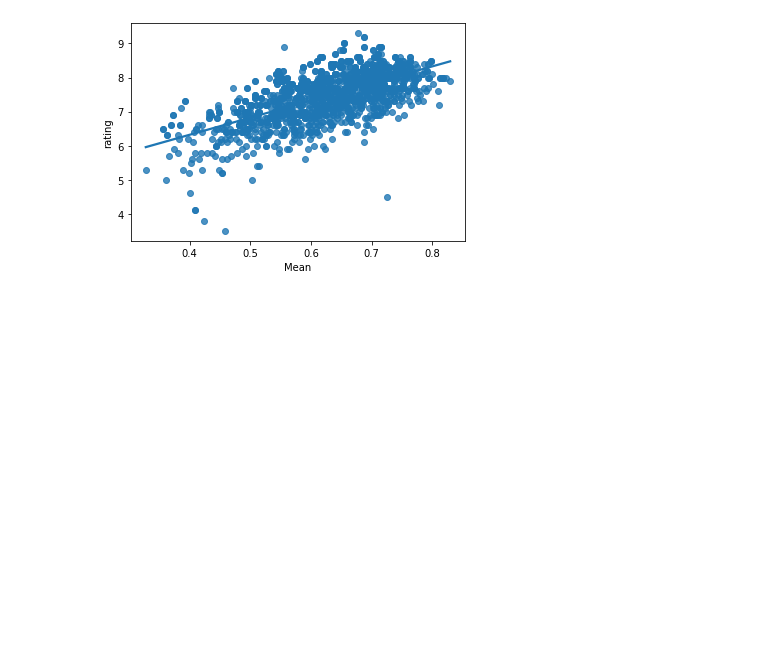
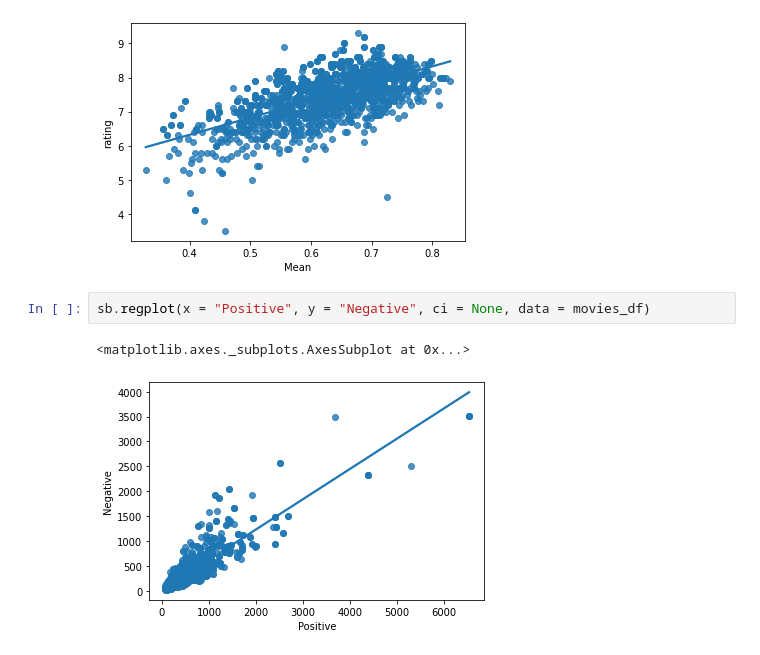
Before and after one commit to DanielHauersperger/Deep-Learning-Movie-Reviews, a Jupyter notebook: Movie_Review.ipynb, the cells around one changed output. Drawn from its saved outputs; the diff is of its cells as text; blank space fills up the shorter version.

Commit message:
Add two charts for positive/negative counts vs rating

```diff
--- a/Movie_Review.ipynb
+++ b/Movie_Review.ipynb
@@ -750,3 +752,8 @@ sb.regplot(x = "Mean", y = "rating", ci = None, data = movies_df)
 # %% [output]
 <matplotlib.axes._subplots.AxesSubplot at 0x...>
 [figure]
+# %%
+sb.regplot(x = "Positive", y = "Negative", ci = None, data = movies_df)
+# %% [output]
+<matplotlib.axes._subplots.AxesSubplot at 0x...>
+[figure, added]
```
Also changed, not shown: parts of 2 cells of this notebook.
